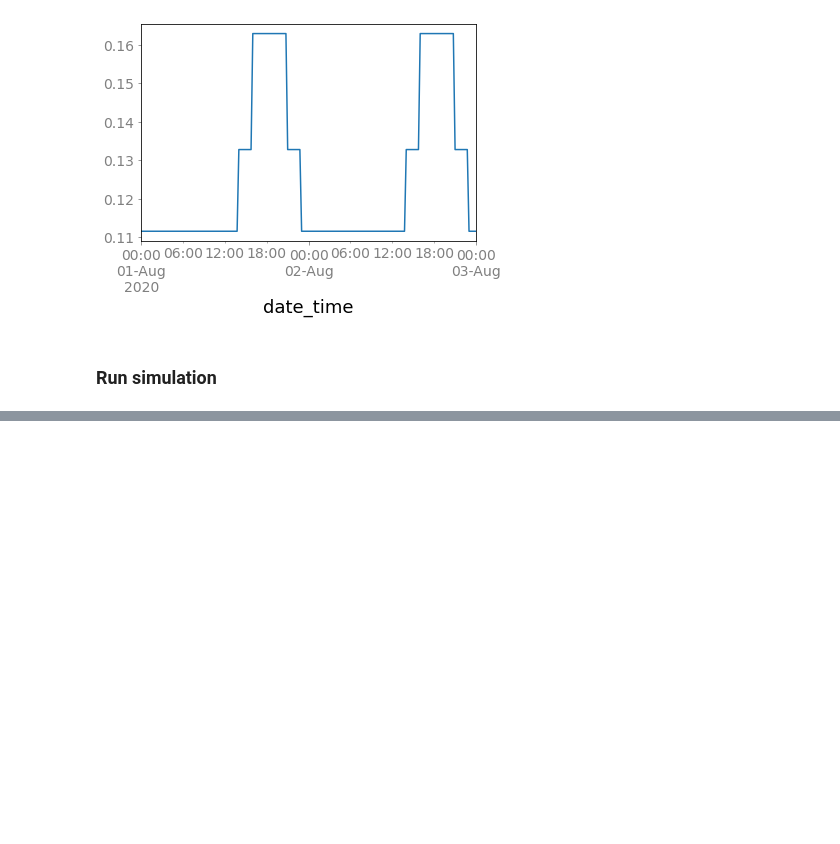
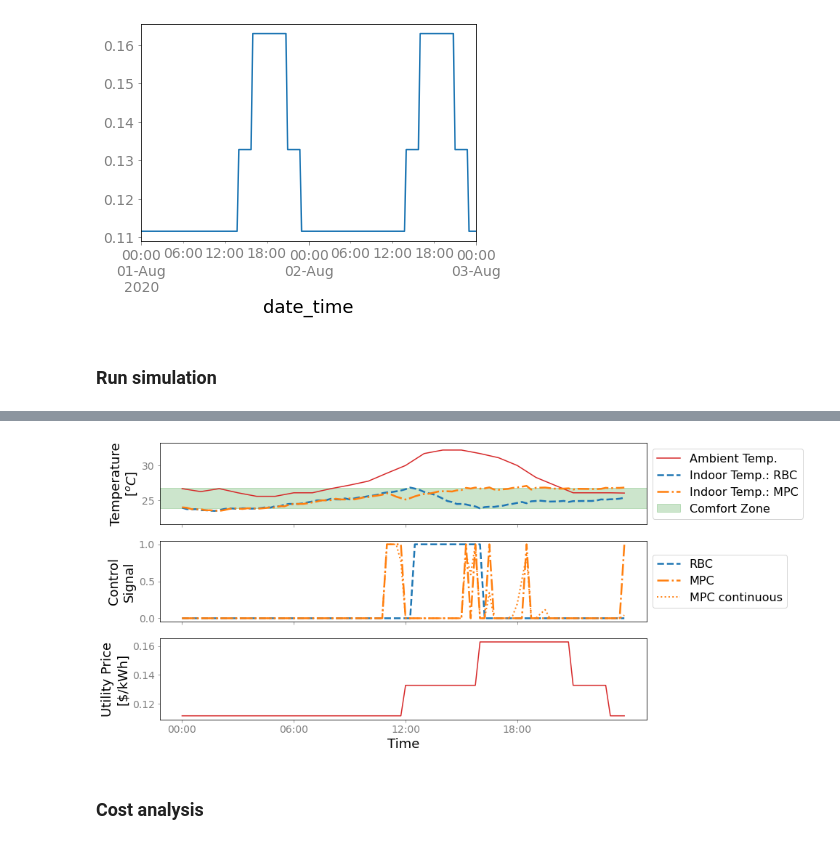
Before and after one commit to LBNL-ETA/AlphaBuilding-ResCommunity, a Jupyter notebook: bin/Section4.2 Single TCL MPC.ipynb, the cells around one changed output, grey strips where cells are left out. Drawn from its saved outputs; the diff is of its cells as text; code cells hidden in the pictures; blank space fills up the shorter version.

```diff
--- a/bin/Section4.2 Single TCL MPC.ipynb
+++ b/bin/Section4.2 Single TCL MPC.ipynb
@@ -260,9 +178,0 @@ array([26.7       ,  7.        ,  0.        , 24.02942402])
-# %%
-t_current = obs[0];
-input_data = env.weatherForecast()[['Temperature']]
-t_eq = env.otherHGForecast().flatten()
-t_eq = np.append(t_eq,t_eq[0])
-input_data['t_eq'] = t_eq
-input_data['t_lower'] = pars.loc[0, 'T_sp'] - pars.loc[0, 'T_range']/2
-input_data['t_upper'] = pars.loc[0, 'T_sp'] + pars.loc[0, 'T_range']/2
-input_data = input_data.resample('15T').interpolate(method='linear')
@@ -334,0 +190,4 @@ Total Uncomfortable Degree Hours (K*h)
+# %%
+T = 12
+N = T*4
+ePrice = e_price_fake
@@ -334,0 +250,42 @@ Total Uncomfortable Degree Hours (K*h)
+# %%
+fig, axes = plt.subplots(3,1, figsize=(12, 7), sharex=True)
+
+time_index = T_out.index
+
+# subplot1: temperature
+axes[0].plot(time_index, T_out['T_out'].values, color=default_colors[3], label='Ambient Temp.')
+# plot deadband
+axes[0].axhspan(t_lower, t_upper, color='green', alpha=0.2, label='Comfort Zone')
+# axes[0].plot((time_index[0],time_index[-1]), (t_lower, t_lower), 'g--', label='Comfort range')
+# axes[0].plot((time_index[0],time_index[-1]), (t_upper, t_upper), 'g--')
+# plot temperature
+axes[0].plot(time_index, T_in_rbc, '--', color=default_colors[0], linewidth=2.5, label='Indoor Temp.: RBC')
+axes[0].plot(time_index, T_in_mpc, '-.', color=default_colors[1], linewidth=2.5, label='Indoor Temp.: MPC')
+axes[0].set_ylabel('Temperature\n[$^oC$]')
+axes[0].set_ylim(T_out['T_out'].values.min()-4, T_out['T_out'].values.max()+1)
+axes[0].legend(loc='center left', bbox_to_anchor=(1,0.5))
+
+# subplot2: total cooling load
+a_rbc = (Action_rbc).sum(axis=1)
+a_mpc = (Action_mpc).sum(axis=1)
+a_mpc_cont = (Action_mpc_continuous).sum(axis=1)
+axes[1].plot(time_index, a_rbc, '--', color=default_colors[0], linewidth=2.5, label='RBC')
+axes[1].plot(time_index, a_mpc, '-.', color=default_colors[1], linewidth=2.5, label='MPC')
+axes[1].plot(time_index, a_mpc_cont, ':', color=default_colors[1], linewidth=2, label='MPC continuous')
+axes[1].set_ylabel('Control\nSignal')
+axes[1].legend(loc='center left', bbox_to_anchor=(1,0.5))
+
+# subplot3: utility price
+axes[2].plot(time_index, ePrice['e_price'].values[:96], color=default_colors[3])
+axes[2].set_ylabel('Utility Price\n[$/kWh]')
+
+axes[2].set_xlabel('Time')
+axes[2].set_xticks(time_index[::24])
+myFmt = mdates.DateFormatter('%H:%M')
+axes[2].xaxis.set_major_formatter(myFmt)
+
+plt.savefig(generate_fig_name('mpc'))
+# %% [output]
+[figure, added]
+# %% [markdown]
+### Cost analysis
```
Also changed, not shown: parts of 17 cells of this notebook, 4 other files.
